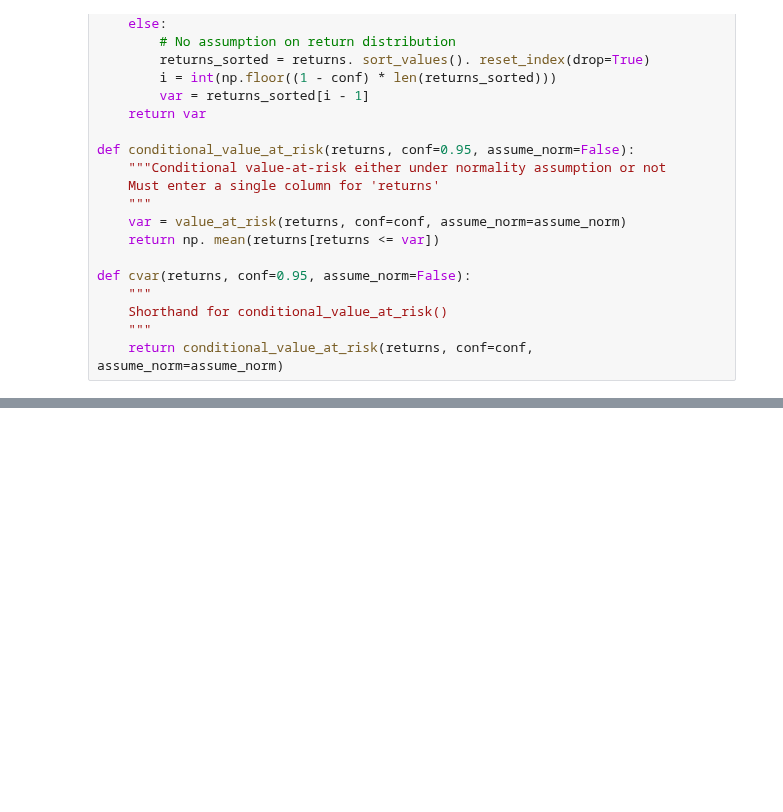
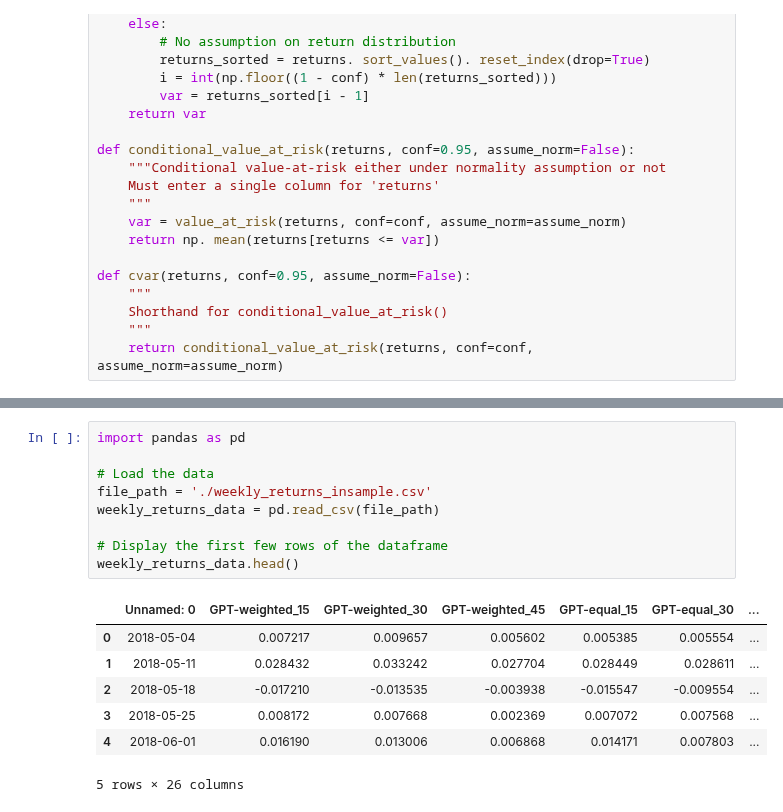
Before and after one commit to FELAB-KHU/S-PQuantTeam01, a Jupyter notebook: Jaekyun/Investment_Performance.ipynb, the cells around one changed output, grey strips where cells are left out. Saved outputs shown, nothing was run; the diff lists cells and outputs as text; blank space fills up the shorter version.

```diff
--- a/Jaekyun/Investment_Performance.ipynb
+++ b/Jaekyun/Investment_Performance.ipynb
@@ -1136,3 +1199,20 @@ Performance_Evaluation
 | 21 | epo_MaxSharpe_weighted_15 | 0.005782 | 0.300665 | 0.034834 | 0.251192 | 0.160467 | ... |
 | 22 | epo_MaxSharpe_weighted_30 | 0.004144 | 0.215478 | 0.029863 | 0.215343 | 0.132322 | ... |
 | 23 | epo_MaxSharpe_weighted_45 | 0.003907 | 0.203184 | 0.026686 | 0.192433 | 0.139216 | ... |
+# %%
+import pandas as pd
+
+# Load the data
+file_path = './weekly_returns_insample.csv'
+weekly_returns_data = pd.read_csv(file_path)
+
+# Display the first few rows of the dataframe
+weekly_returns_data.head()
+# %% [output]
+|  | Unnamed: 0 | GPT-weighted_15 | GPT-weighted_30 | GPT-weighted_45 | GPT-equal_15 | GPT-equal_30 | ... |
+| 0 | 2018-05-04 | 0.007217 | 0.009657 | 0.005602 | 0.005385 | 0.005554 | ... |
+| 1 | 2018-05-11 | 0.028432 | 0.033242 | 0.027704 | 0.028449 | 0.028611 | ... |
+| 2 | 2018-05-18 | -0.017210 | -0.013535 | -0.003938 | -0.015547 | -0.009554 | ... |
+| 3 | 2018-05-25 | 0.008172 | 0.007668 | 0.002369 | 0.007072 | 0.007568 | ... |
+| 4 | 2018-06-01 | 0.016190 | 0.013006 | 0.006868 | 0.014171 | 0.007803 | ... |
+5 rows × 26 columns
```
Also changed, not shown: parts of 18 cells of this notebook, 3 other files.
